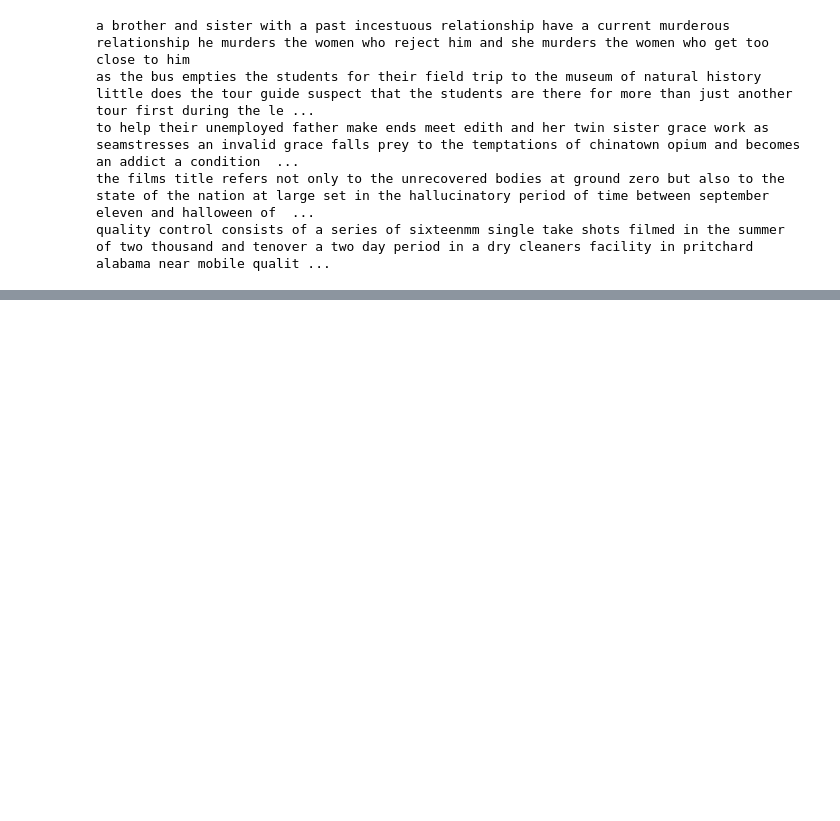
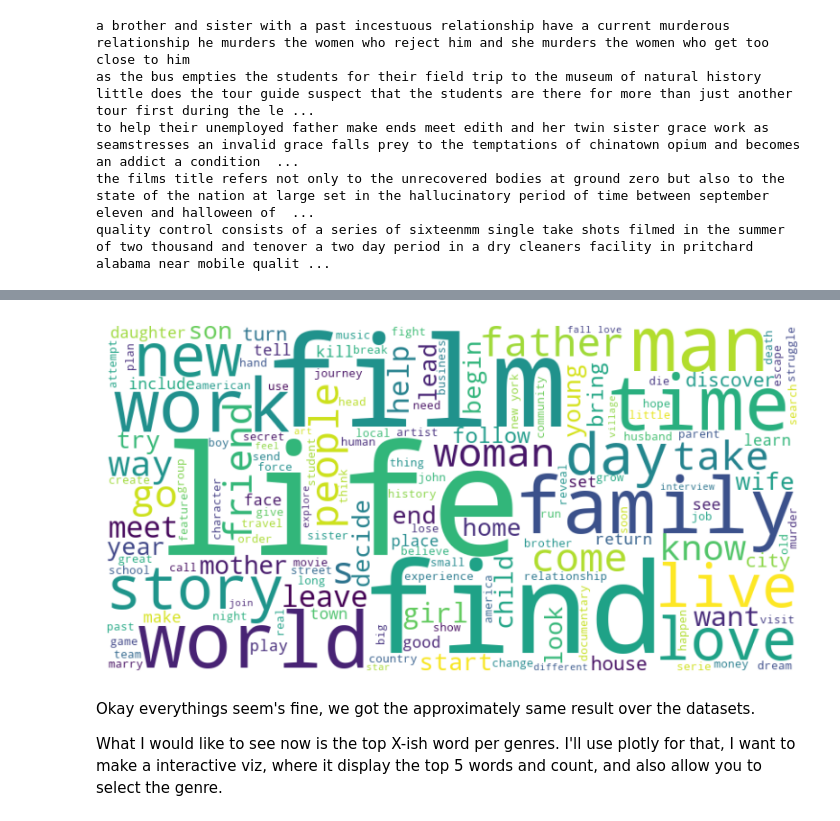
Before and after one commit to JeanRoelensYnov/M1_NLP, a Jupyter notebook: data/data_exploration.ipynb, the cells around one changed output, grey strips where cells are left out. Saved outputs shown, nothing was run; the diff lists cells and outputs as text; code cells hidden in the pictures; blank space fills up the shorter version.

```diff
--- a/data/data_exploration.ipynb
+++ b/data/data_exploration.ipynb
@@ -327,0 +414,15 @@ quality control consists of a series of sixteenmm single take shots filmed in th
+# %%
+# And now both of them
+
+whole_text = test_whole_text + " " + train_whole_text
+whole_wordcloud = WordCloud(width=800, height=400,max_words=150,background_color='white').generate(whole_text)
+plt.figure(figsize=(10,5))
+plt.imshow(whole_wordcloud, interpolation='bilinear')
+plt.axis('off')
+plt.show()
+# %% [output]
+[figure, added]
+# %% [markdown]
+Okay everythings seem's fine, we got the approximately same result over the datasets.
+
+What I would like to see now is the top X-ish word per genres. I'll use plotly for that, I want to make a interactive viz, where it display the top 5 words and count, and also allow you to select the genre.
```
Also changed, not shown: parts of 14 cells of this notebook, 1 other file.
